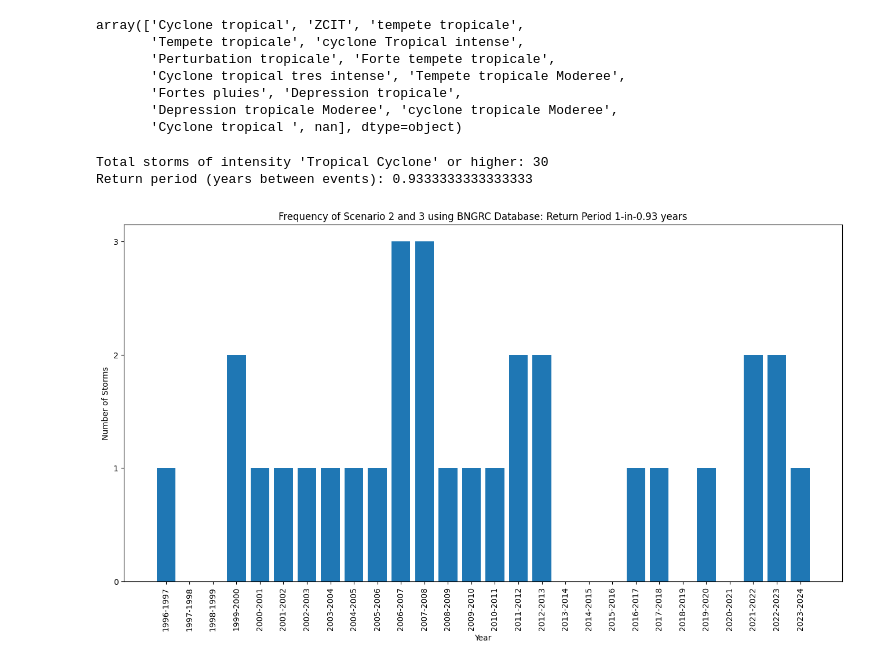
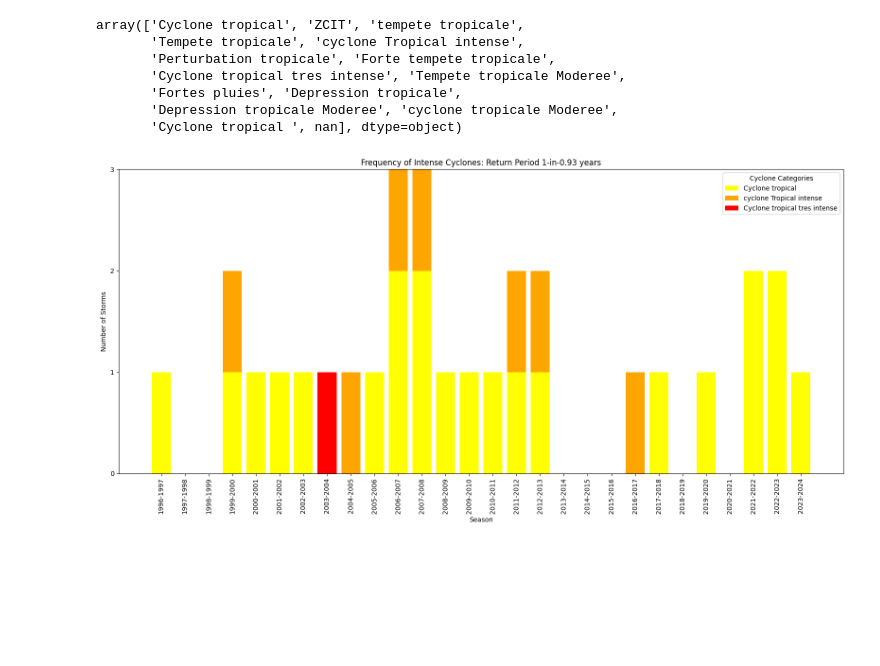
Before and after one commit to OCHA-DAP/ds-aa-mdg-storms, a Jupyter notebook: analysis/01.3_return_period_bngrc_database.ipynb, the cells around one changed output. Drawn from its saved outputs; the diff is of its cells as text; code cells hidden in the pictures; blank space fills up the shorter version.

Commit message:
using bngrc database

```diff
--- a/analysis/01.3_return_period_bngrc_database.ipynb
+++ b/analysis/01.3_return_period_bngrc_database.ipynb
@@ -41,6 +57,9 @@ array(['Cyclone tropical', 'ZCIT', 'tempete tropicale',
        'Depression tropicale Moderee', 'cyclone tropicale Moderee',
        'Cyclone tropical ', nan], dtype=object)
 # %%
+# Clean up the 'Categorie' column by stripping leading/trailing spaces
+cyclone_db["Categorie"] = cyclone_db["Categorie"].str.strip()
+# Filter intense storms
 intense_storms = cyclone_db[
     cyclone_db["Categorie"].isin(
         [
@@ -49,50 +68,79 @@ intense_storms = cyclone_db[
             "Cyclone tropical tres intense",
             "Cyclone tropical ",
         ]
     )
 ]
 
 # Generate a list of seasons from 1996/1997 to 2023/2024
 start_years = range(1996, 2024)  # 1996 to 2023 as start years
 seasons = [f"{year}-{year + 1}" for year in start_years]
 
 # Create a DataFrame with all possible seasons
 all_seasons = pd.DataFrame({"Saison": seasons})
 
-# Count the number of intense storms per season
+# Count the number of intense storms per season and category
 storm_frequency_per_year = (
-    intense_storms.groupby("Saison")["Nom"]
+    intense_storms.groupby(["Saison", "Categorie"])["Nom"]
     .nunique()
     .reset_index(name="Storm_Count")
 )
-# Merge with all_seasons to ensure all years are included
-storm_frequency_per_year = pd.merge(
-    all_seasons, storm_frequency_per_year, on="Saison", how="left"
-).fillna(0)
 
-# Calculate the overall return period (frequency) by dividing the total number of years by the total storms
+# Merge with all_seasons to ensure all years are included for each category
+storm_frequency_per_year = (
+    pd.merge(
+        all_seasons.assign(key=1),  # Create a key column for Cartesian product
+        pd.DataFrame(storm_frequency_per_year.assign(key=1)),
+        on=["Saison", "key"],
+        how="left",
+    )
+    .fillna(0)
+    .drop("key", axis=1)
+)
+
+# Calculate the overall return period (frequency)
 total_years = all_seasons.shape[0]
 total_storms = intense_storms["Nom"].nunique()
 return_period = total_years / total_storms
 
-# Display results
-print("Total storms of intensity 'Tropical Cyclone' or higher:", total_storms)
-print("Return period (years between events):", return_period)
+# Set up a color map for each cyclone category
+category_colors = {
+    "Cyclone tropical": "yellow",
+    "cyclone Tropical intense": "orange",
+    "Cyclone tropical tres intense": "red",
+}
+
+# Pivot the data for easier plotting
+pivot_data = storm_frequency_per_year.pivot(
+    index="Saison", columns="Categorie", values="Storm_Count"
+).fillna(0)
+
+# Plot each category with its own color
 plt.figure(figsize=(16, 8))
-plt.bar(
-    storm_frequency_per_year["Saison"],
-    storm_frequency_per_year["Storm_Count"],
-)
+bottom = None  # To stack bars on top of each other
+
+for category in category_colors:
+    plt.bar(
+        pivot_data.index,
+        pivot_data[category],
+        label=category,
+        color=category_colors[category],
+        bottom=bottom,
+    )
+    if bottom is None:
+        bottom = pivot_data[category]
+    else:
+        bottom += pivot_data[category]
+
+# Customize the plot
 plt.xticks(rotation=90)
-# Set y-axis to show only integers
 plt.gca().yaxis.set_major_locator(ticker.MaxNLocator(integer=True))
-plt.xlabel("Year")
+plt.xlabel("Season")
 plt.ylabel("Number of Storms")
 plt.title(
-    f"Frequency of Scenario 2 and 3 using BNGRC Database: Return Period 1-in-{round(return_period, 2)} years"
+    f"Frequency of Intense Cyclones: Return Period 1-in-{round(return_period, 2)} years"
 )
+plt.legend(title="Cyclone Categories")
+plt.tight_layout()
 plt.show()
 # %% [output]
-Total storms of intensity 'Tropical Cyclone' or higher: 30
-Return period (years between events): 0.9333333333333333
-[figure, old version]
+[figure, new version]
```
Also changed, not shown: parts of 9 cells of this notebook.
